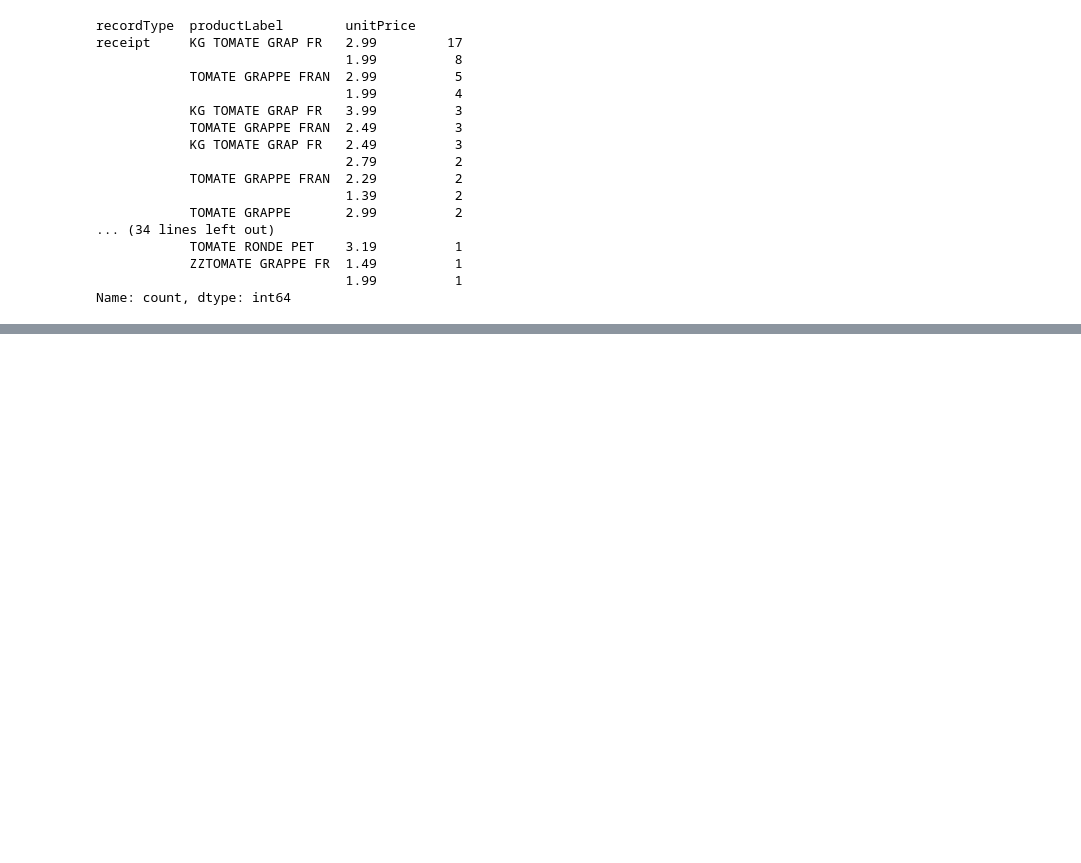
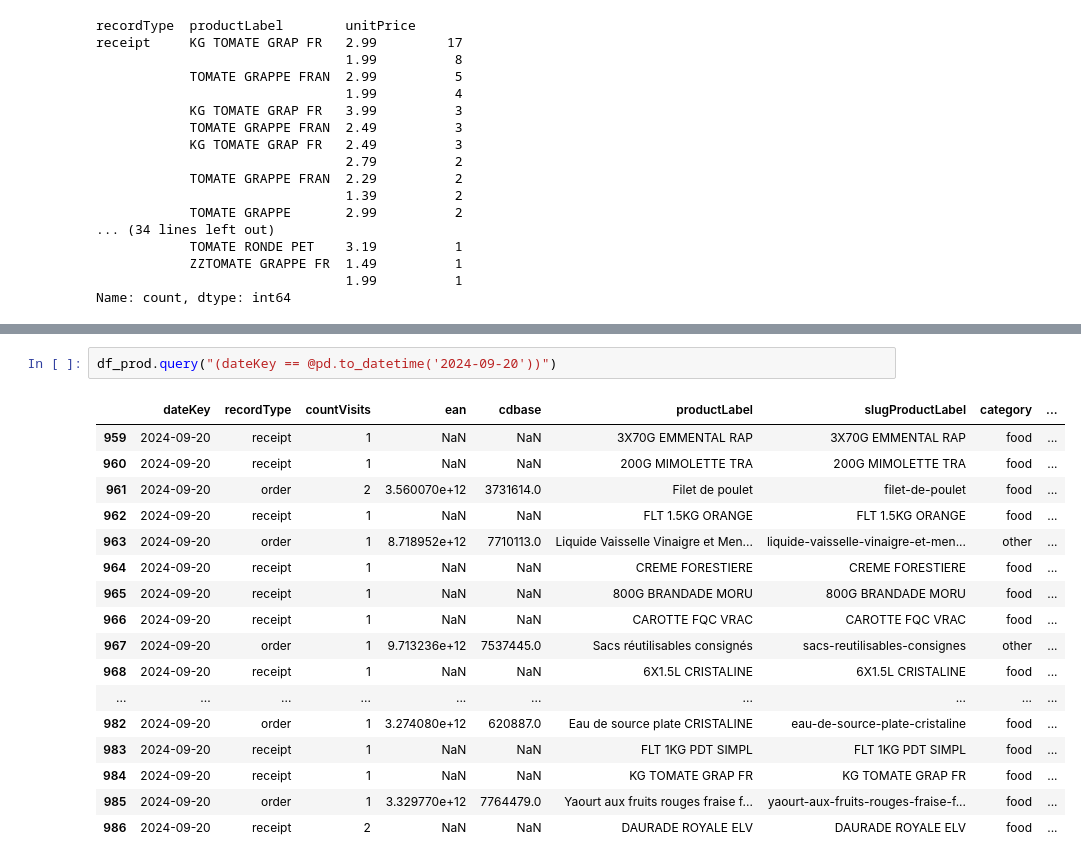
Before and after one commit to ChristopheVuong/carrefour_receipts, a Jupyter notebook: products_analysis.ipynb, the cells around one changed output, grey strips where cells are left out. Saved outputs shown, nothing was run; the diff lists cells and outputs as text; blank space fills up the shorter version.

```diff
--- a/products_analysis.ipynb
+++ b/products_analysis.ipynb
@@ -302,0 +598,20 @@ Name: count, dtype: int64
+# %%
+df_prod.query("(dateKey == @pd.to_datetime('2024-09-20'))")
+# %% [output]
+|  | dateKey | recordType | countVisits | ean | cdbase | productLabel | slugProductLabel | category | ... |
+| 959 | 2024-09-20 | receipt | 1 | NaN | NaN | 3X70G EMMENTAL RAP | 3X70G EMMENTAL RAP | food | ... |
+| 960 | 2024-09-20 | receipt | 1 | NaN | NaN | 200G MIMOLETTE TRA | 200G MIMOLETTE TRA | food | ... |
+| 961 | 2024-09-20 | order | 2 | 3.560070e+12 | 3731614.0 | Filet de poulet | filet-de-poulet | food | ... |
+| 962 | 2024-09-20 | receipt | 1 | NaN | NaN | FLT 1.5KG ORANGE | FLT 1.5KG ORANGE | food | ... |
+| 963 | 2024-09-20 | order | 1 | 8.718952e+12 | 7710113.0 | Liquide Vaisselle Vinaigre et Men... | liquide-vaisselle-vinaigre-et-men... | other | ... |
+| 964 | 2024-09-20 | receipt | 1 | NaN | NaN | CREME FORESTIERE | CREME FORESTIERE | food | ... |
+| 965 | 2024-09-20 | receipt | 1 | NaN | NaN | 800G BRANDADE MORU | 800G BRANDADE MORU | food | ... |
+| 966 | 2024-09-20 | receipt | 1 | NaN | NaN | CAROTTE FQC VRAC | CAROTTE FQC VRAC | food | ... |
+| 967 | 2024-09-20 | order | 1 | 9.713236e+12 | 7537445.0 | Sacs réutilisables consignés | sacs-reutilisables-consignes | other | ... |
+| 968 | 2024-09-20 | receipt | 1 | NaN | NaN | 6X1.5L CRISTALINE | 6X1.5L CRISTALINE | food | ... |
+| ... | ... | ... | ... | ... | ... | ... | ... | ... | ... |
+| 982 | 2024-09-20 | order | 1 | 3.274080e+12 | 620887.0 | Eau de source plate CRISTALINE | eau-de-source-plate-cristaline | food | ... |
+| 983 | 2024-09-20 | receipt | 1 | NaN | NaN | FLT 1KG PDT SIMPL | FLT 1KG PDT SIMPL | food | ... |
+| 984 | 2024-09-20 | receipt | 1 | NaN | NaN | KG TOMATE GRAP FR | KG TOMATE GRAP FR | food | ... |
+| 985 | 2024-09-20 | order | 1 | 3.329770e+12 | 7764479.0 | Yaourt aux fruits rouges fraise f... | yaourt-aux-fruits-rouges-fraise-f... | food | ... |
+| 986 | 2024-09-20 | receipt | 2 | NaN | NaN | DAURADE ROYALE ELV | DAURADE ROYALE ELV | food | ... |
```
Also changed, not shown: parts of 34 cells of this notebook, 3 other files.
